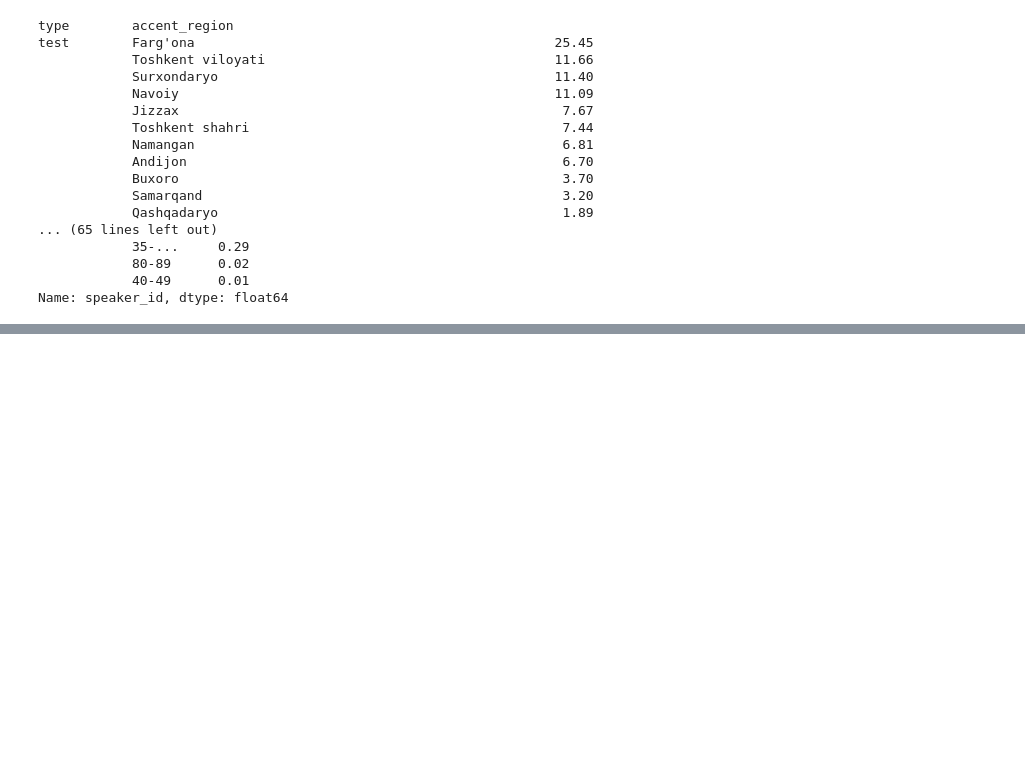
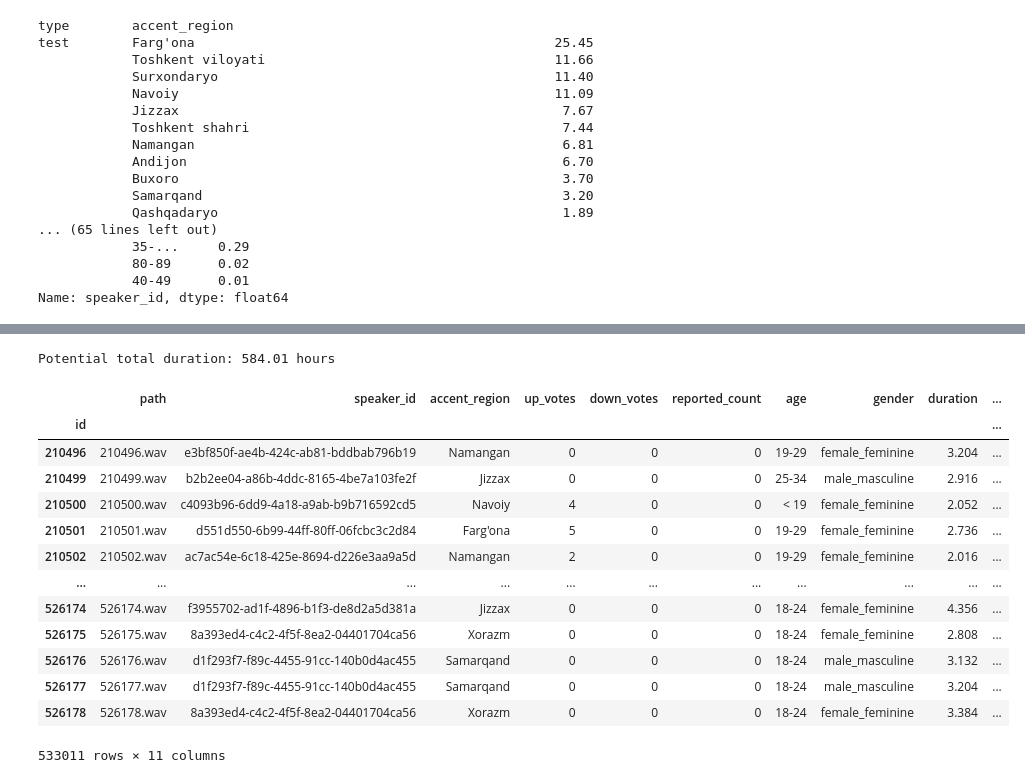
Before and after one commit to HaidarChaito/uzbek-automatic-speech-recognition, a Jupyter notebook: notebooks/6_uzbekvoice_dataset_preparation.ipynb, the cells around one changed output, grey strips where cells are left out. Drawn from its saved outputs; the diff is of its cells as text; code cells hidden in the pictures; blank space fills up the shorter version.

```diff
--- a/notebooks/6_uzbekvoice_dataset_preparation.ipynb
+++ b/notebooks/6_uzbekvoice_dataset_preparation.ipynb
@@ -1035,0 +1064,25 @@ Name: speaker_id, dtype: float64
+# %%
+val_test_speakers_mask = sampled_df["type"].isin(["test", "validation"])
+val_test_speakers = set(sampled_df[val_test_speakers_mask]["speaker_id"].unique())
+
+top_100_speakers_mask = unused_data_df["speaker_id"].isin(top_100_speakers)
+
+sampled2_df = unused_data_df[(~unused_data_df["speaker_id"].isin(val_test_speakers)) & (~top_100_speakers_mask)]
+print(f"Potential total duration: {sampled2_df["duration"].sum() / 3600:.2f} hours")
+sampled2_df
+# %% [output]
+Potential total duration: 584.01 hours
+|  | path | speaker_id | accent_region | up_votes | down_votes | reported_count | age | gender | duration | ... |
+| id |  |  |  |  |  |  |  |  |  | ... |
+| 210496 | 210496.wav | e3bf850f-ae4b-424c-ab81-bddbab796b19 | Namangan | 0 | 0 | 0 | 19-29 | female_feminine | 3.204 | ... |
+| 210499 | 210499.wav | b2b2ee04-a86b-4ddc-8165-4be7a103fe2f | Jizzax | 0 | 0 | 0 | 25-34 | male_masculine | 2.916 | ... |
+| 210500 | 210500.wav | c4093b96-6dd9-4a18-a9ab-b9b716592cd5 | Navoiy | 4 | 0 | 0 | < 19 | female_feminine | 2.052 | ... |
+| 210501 | 210501.wav | d551d550-6b99-44ff-80ff-06fcbc3c2d84 | Farg'ona | 5 | 0 | 0 | 19-29 | female_feminine | 2.736 | ... |
+| 210502 | 210502.wav | ac7ac54e-6c18-425e-8694-d226e3aa9a5d | Namangan | 2 | 0 | 0 | 19-29 | female_feminine | 2.016 | ... |
+| ... | ... | ... | ... | ... | ... | ... | ... | ... | ... | ... |
+| 526174 | 526174.wav | f3955702-ad1f-4896-b1f3-de8d2a5d381a | Jizzax | 0 | 0 | 0 | 18-24 | female_feminine | 4.356 | ... |
+| 526175 | 526175.wav | 8a393ed4-c4c2-4f5f-8ea2-04401704ca56 | Xorazm | 0 | 0 | 0 | 18-24 | female_feminine | 2.808 | ... |
+| 526176 | 526176.wav | d1f293f7-f89c-4455-91cc-140b0d4ac455 | Samarqand | 0 | 0 | 0 | 18-24 | male_masculine | 3.132 | ... |
+| 526177 | 526177.wav | d1f293f7-f89c-4455-91cc-140b0d4ac455 | Samarqand | 0 | 0 | 0 | 18-24 | male_masculine | 3.204 | ... |
+| 526178 | 526178.wav | 8a393ed4-c4c2-4f5f-8ea2-04401704ca56 | Xorazm | 0 | 0 | 0 | 18-24 | female_feminine | 3.384 | ... |
+533011 rows × 11 columns
```
Also changed, not shown: parts of 27 cells of this notebook, 6 other files.
